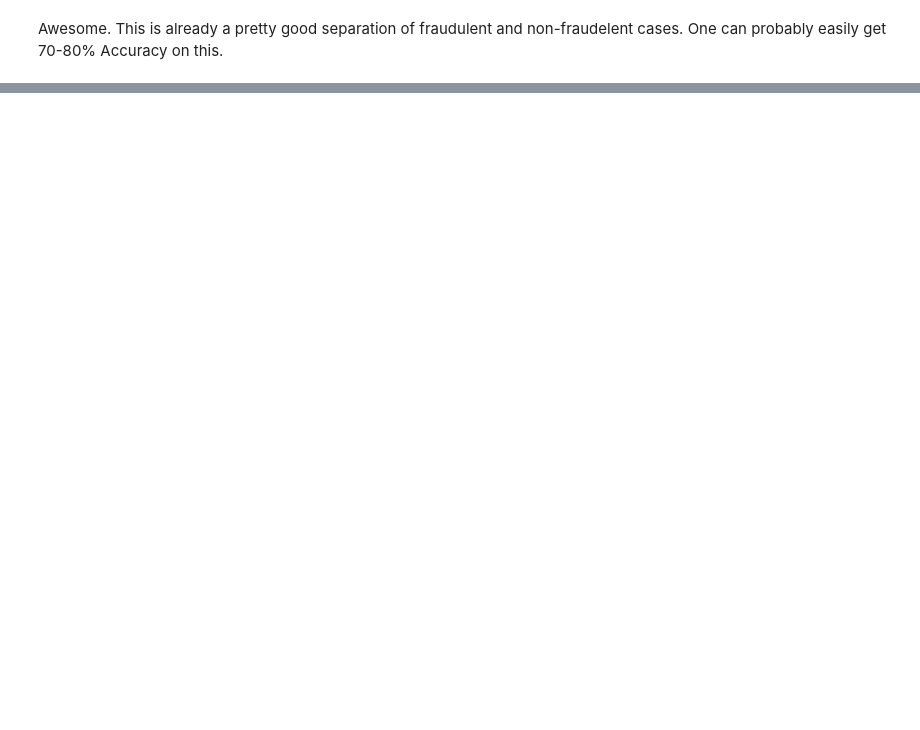
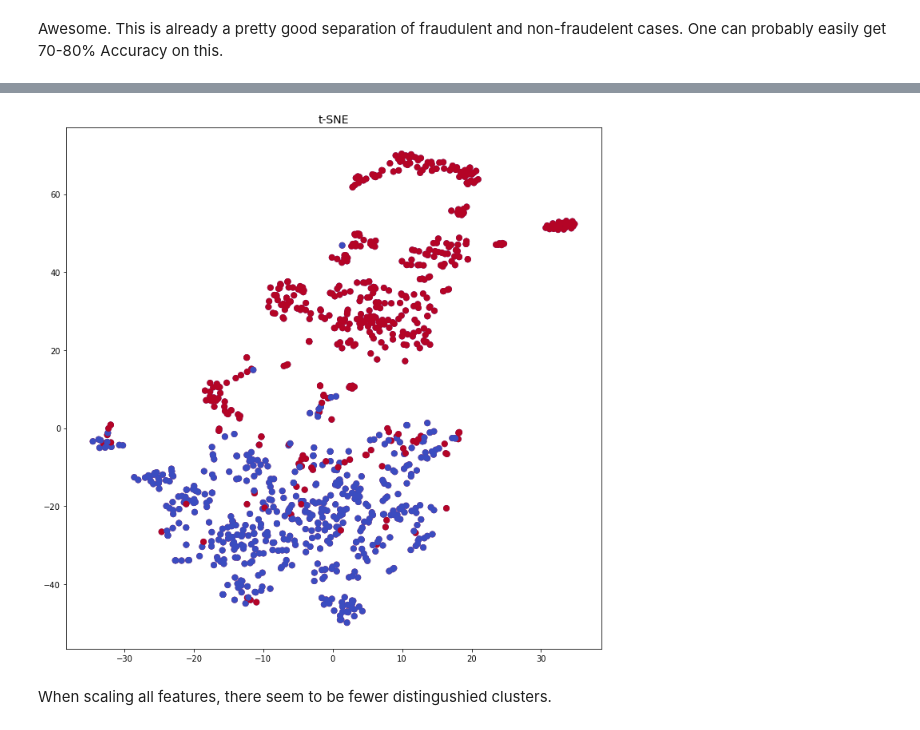
Before and after one commit to janedoesrepo/Autoencoder-ImbalancedCreditData, a Jupyter notebook: notebooks/Sampling_methods.ipynb, the cells around one changed output, grey strips where cells are left out. Cells and saved outputs as stored; diff of their text form; code cells hidden in the pictures; blank space fills up the shorter version.

```diff
--- a/notebooks/Sampling_methods.ipynb
+++ b/notebooks/Sampling_methods.ipynb
@@ -125,0 +145,3 @@ https://www.kaggle.com/joparga3/in-depth-skewed-data-classif-93-recall-acc-now
+# %%
+X_scaled = pd.DataFrame(rob_scaler.fit_transform(X), columns=data.drop('Class', axis=1).columns)
+X_scaled.head()
@@ -125,0 +156,3 @@ https://www.kaggle.com/joparga3/in-depth-skewed-data-classif-93-recall-acc-now
+# %%
+data_scaled = pd.concat([X_scaled, y], axis=1)
+data_scaled.head()
@@ -125,0 +167,20 @@ https://www.kaggle.com/joparga3/in-depth-skewed-data-classif-93-recall-acc-now
+# %%
+# Get all the fraudulent transactions
+fraud = data_scaled[data_scaled['Class'] == 1]
+num_fraudulent_transactions = fraud.shape[0]
+
+# Sample a set of the same size from the non-fraudulent transactions
+non_fraud = data_scaled[data_scaled['Class'] == 0].sample(num_fraudulent_transactions)
+
+df_sub = pd.concat([fraud, non_fraud]).sample(frac=1, random_state=seed)
+
+X_sub = df_sub.drop('Class', axis=1)
+y_sub = df_sub['Class']
+# %%
+X_sub_tsne = TSNE(n_components=2, random_state=seed).fit_transform(X_sub)
+# %%
+plot_cluster(X_sub_tsne, y_sub)
+# %% [output]
+[figure, added]
+# %% [markdown]
+When scaling all features, there seem to be fewer distingushied clusters.
```
Also changed, not shown: parts of 11 cells of this notebook, 3 other files.
